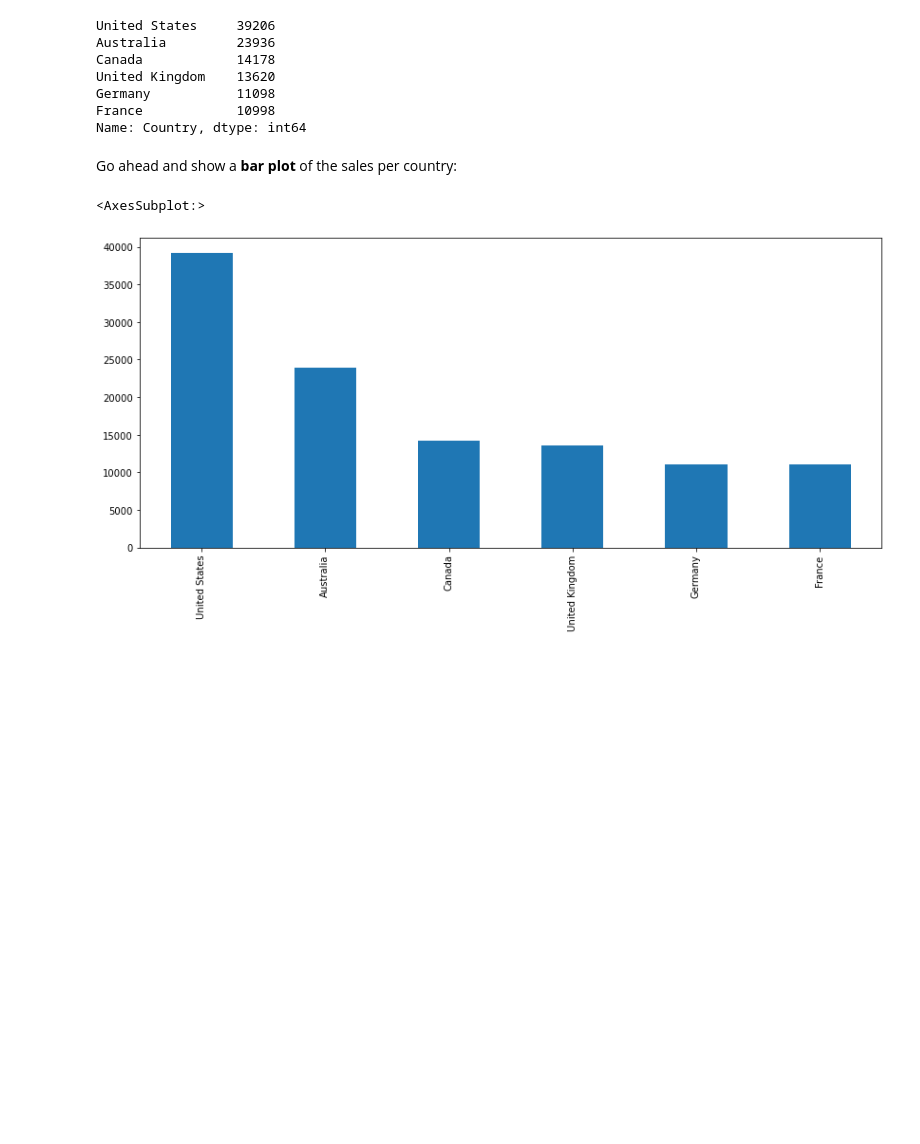
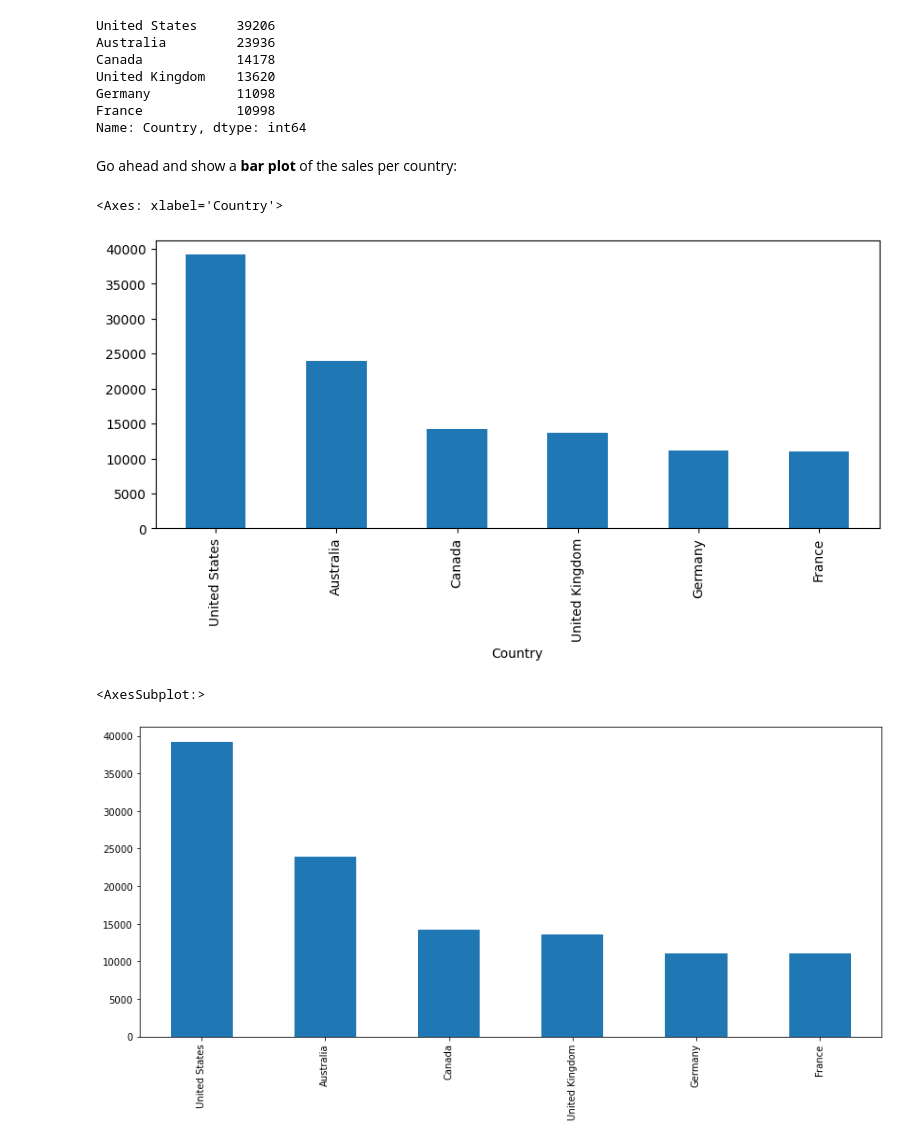
Before and after one commit to gungui98/python-datascience-course, a Jupyter notebook: week_ (1)/Exercises_1.ipynb, the cells around one changed output. Saved outputs shown, nothing was run; the diff lists cells and outputs as text; code cells hidden in the pictures; blank space fills up the shorter version.

```diff
--- a/week_ (1)/Exercises_1.ipynb
+++ b/week_ (1)/Exercises_1.ipynb
@@ -168,6 +214,10 @@ Name: Country, dtype: int64
 Go ahead and show a <b>bar plot</b> of the sales per country:
 # %%
 # your code goes here
+sales['Country'].value_counts().plot(kind='bar', figsize=(10, 4))
+# %% [output]
+<Axes: xlabel='Country'>
+[figure, added]
 # %%
 # %% [output]
 <AxesSubplot:>
```
Also changed, not shown: parts of 44 cells of this notebook, 8 other files.
